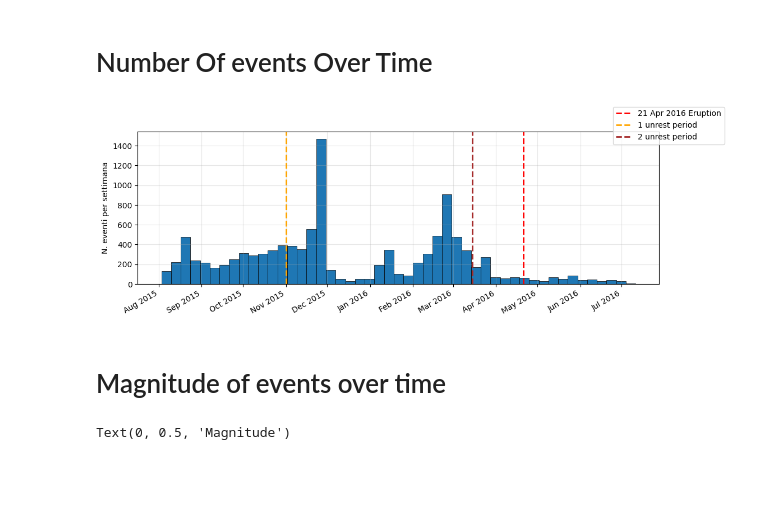
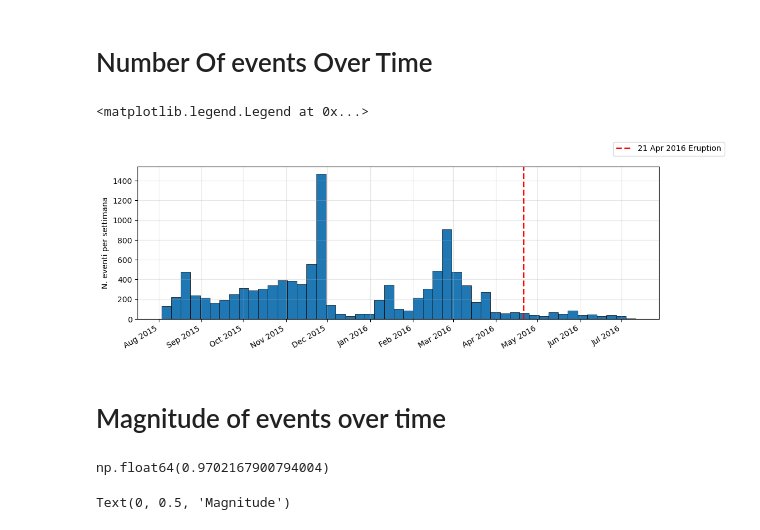
Before and after one commit to Mpinaz/Thesis, a Jupyter notebook: Plots_of_Catalog.ipynb, the cells around one changed output. Drawn from its saved outputs; the diff is of its cells as text; code cells hidden in the pictures; blank space fills up the shorter version.

```diff
--- a/Plots_of_Catalog.ipynb
+++ b/Plots_of_Catalog.ipynb
@@ -177,0 +158,10 @@ with open("/content/Thesis/KVG_phase_data.txt", "r", encoding="UTF-8") as f:
+# %%
+catalog["time"] = pd.to_datetime(catalog["time"])   # se non è già datetime
+indici = catalog[catalog["time"] > "2016-04-21"].index.values
+# %%
+Stazioni_Di_Interesse = []
+
+for e in indici:
+  Stazioni_Di_Interesse += list(stations_for_event[e].keys())
+
+Stazioni_Di_Interesse = set(Stazioni_Di_Interesse)
@@ -180,31 +194,37 @@ with open("/content/Thesis/KVG_phase_data.txt", "r", encoding="UTF-8") as f:
 # %%
 counts = catalog["time"].dt.to_period("W").value_counts()
 counts.index = counts.index.to_timestamp()
 
 fig, ax = plt.subplots(figsize=(12, 4))
 
 ax.xaxis.set_major_locator(mdates.MonthLocator())          # un tick al mese
 ax.xaxis.set_major_formatter(mdates.DateFormatter("%b %Y"))
 fig.autofmt_xdate()
 
 ax.bar(counts.index, counts.values, width=7, align="edge", edgecolor="black", linewidth=0.5)
 
 
 Lines = [pd.Timestamp("2016-04-21"), pd.Timestamp("2015-11-1"), pd.Timestamp("2016-03-15")]
 labels = ["21 Apr 2016 Eruption", "1 unrest period", "2 unrest period"]
 colors = ["red", "orange", "brown"]
 for l, e, c in zip(Lines, labels, colors):
   ax.axvline(l, linestyle="--", linewidth=2, label=e, color=c)
+  break
 ax.grid("on", alpha = 0.3)
 
 ax.set_ylabel("N. eventi per settimana")
 fig.legend()
 
-plt.savefig("Number_of_Events_Over_Time.png")
+# plt.savefig("Number_of_Events_Over_Time.png")
 # %% [output]
+<matplotlib.legend.Legend at 0x...>
-[figure, old version]
+[figure, new version]
 # %% [markdown]
 # Magnitude of events over time
+# %%
+catalog["mag"].values.mean()
+# %% [output]
+np.float64(0.9702167900794004)
 # %%
 fig, ax = plt.subplots(figsize=(12, 4))
 
```
Also changed, not shown: parts of 11 cells of this notebook.
